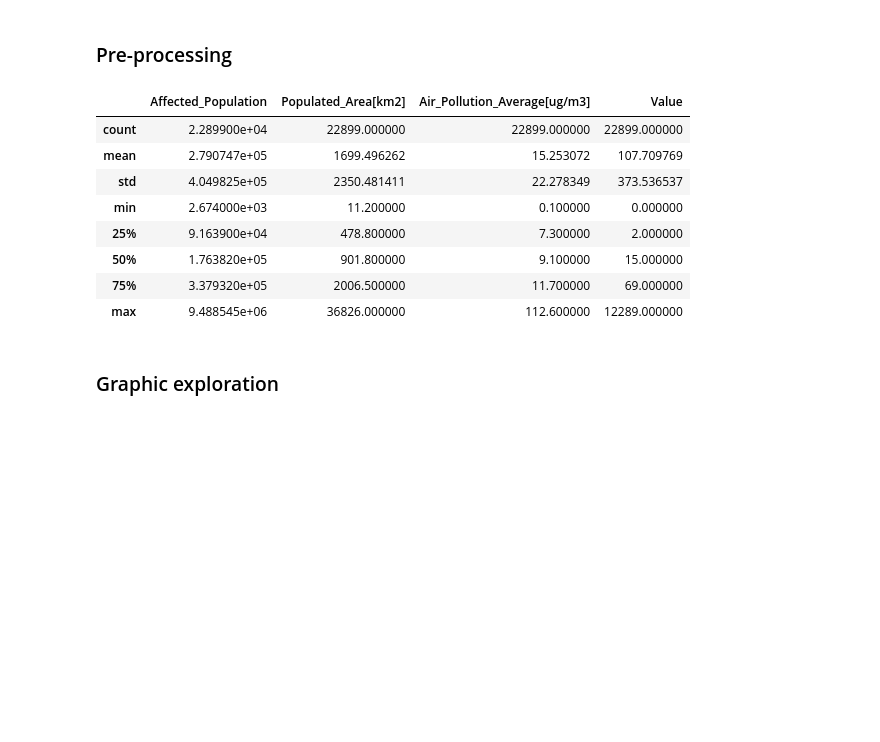
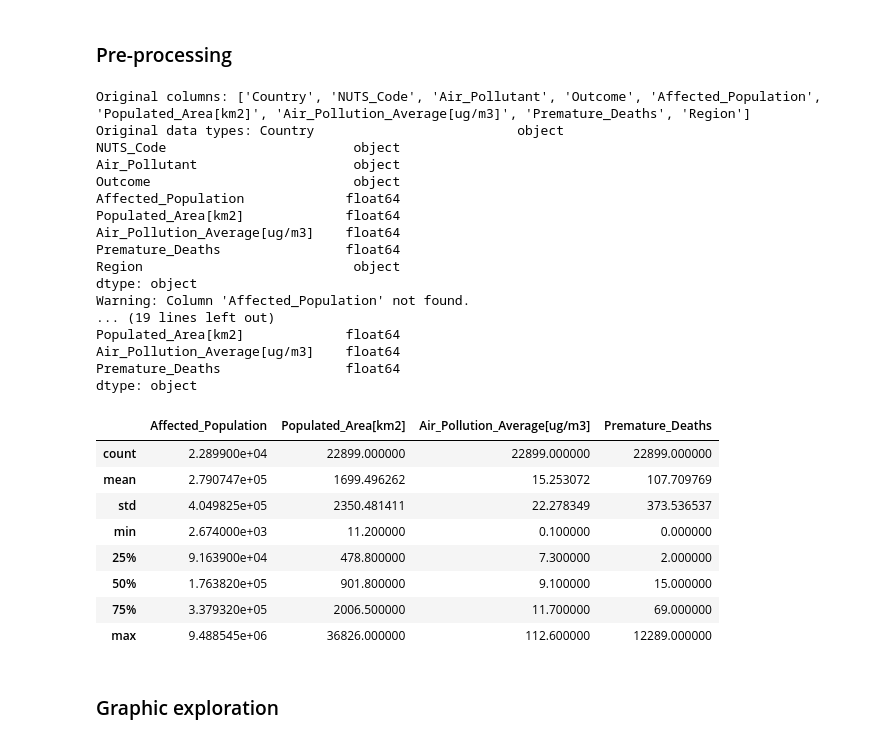
Before and after one commit to Joao-Cardo/anadi-24-25-3di-g13-2, a Jupyter notebook: scripts/airpol_data.ipynb, the cells around one changed output. Drawn from its saved outputs; the diff is of its cells as text; code cells hidden in the pictures; blank space fills up the shorter version.

```diff
--- a/scripts/airpol_data.ipynb
+++ b/scripts/airpol_data.ipynb
@@ -58,12 +56,13 @@ memory usage: 3.0+ MB
 western_europe = ["Austria", "Belgium", "France", "Germany", "Netherlands", "Switzerland"]
 eastern_europe = ["Poland", "Czechia", "Hungary"]
 southern_europe = ["Spain", "Portugal", "Italy", "Greece"]
-northern_europe = ["Sweden", "Denmark", "Northern Europe", "Finland"]
+northern_europe = ["Sweden", "Denmark", "Finland"]
 # %% [markdown]
 ### Pre-processing
 # %%
+## ChatGPT was used to generate some of this step's code ##
+
 # Filter the data so only the data of NUTS level 3 is studied
-## ChatGPT was used to get some of the code of this step ##
 
 regex = r"^([A-Z]{2}[0-9]{3})"
 df = df[df['NUTS_Code'].str.contains(regex)]
@@ -86,38 +85,57 @@ def get_region_from_country(country):
         return 'Southern Europe'
     elif country in northern_europe:
         return 'Northern Europe'
     else:
         return 'Other'
 
 df['Region'] = df['Country'].apply(get_region_from_country)
 
 # Check columns and data types
 print(f"Original columns: {df.columns.tolist()}")
 print(f"Original data types: {df.dtypes}")
 
 # Group for numeric columns
-numericFeatures = ["Affected_Population", "Populated_Area[km2]", "Air_Pollution_Average[ug/m3]", "Premature_Deaths"]
+numericColumns = ["Affected_Population", "Populated_Area[km2]", "Air_Pollution_Average[ug/m3]", "Premature_Deaths"]
 
 # Check data types, convert them if required
-for col in numericFeatures:
+for col in numericColumns:
     if col in df.columns:
         if df[col].dtype == object:
             try:
                 df[col] = pd.to_numeric(df[col].str.replace(',', '.'), errors='coerce')
                 print(f"Converted column: {col}")
             except Exception as e:
                 print(f"Error in convertion of {col}: {e}")
         else:
             print(f"Warning: Column '{col}' not found.")
 
 # Remove lines without numerical values
-df = df.dropna(subset=numericFeatures)
+df = df.dropna(subset=numericColumns)
 
 # Check final result
 print(f"\nFirst lines after conversion: {df.head()}")
-print(f"\nData types after conversion: {df[numericFeatures].dtypes}")
+print(f"\nData types after conversion: {df[numericColumns].dtypes}")
+
+df.describe()
 # %% [output]
+Original columns: ['Country', 'NUTS_Code', 'Air_Pollutant', 'Outcome', 'Affected_Population', 'Populated_Area[km2]', 'Air_Pollution_Average[ug/m3]', 'Premature_Deaths', 'Region']
+Original data types: Country                          object
+NUTS_Code                        object
+Air_Pollutant                    object
+Outcome                          object
+Affected_Population             float64
+Populated_Area[km2]             float64
+Air_Pollution_Average[ug/m3]    float64
+Premature_Deaths                float64
+Region                           object
+dtype: object
+Warning: Column 'Affected_Population' not found.
+... (19 lines left out)
+Populated_Area[km2]             float64
+Air_Pollution_Average[ug/m3]    float64
+Premature_Deaths                float64
+dtype: object
-|  | Affected_Population | Populated_Area[km2] | Air_Pollution_Average[ug/m3] | Value |
+|  | Affected_Population | Populated_Area[km2] | Air_Pollution_Average[ug/m3] | Premature_Deaths |
 | count | 2.289900e+04 | 22899.000000 | 22899.000000 | 22899.000000 |
 | mean | 2.790747e+05 | 1699.496262 | 15.253072 | 107.709769 |
 | std | 4.049825e+05 | 2350.481411 | 22.278349 | 373.536537 |
```
Also changed, not shown: parts of 16 cells of this notebook.
